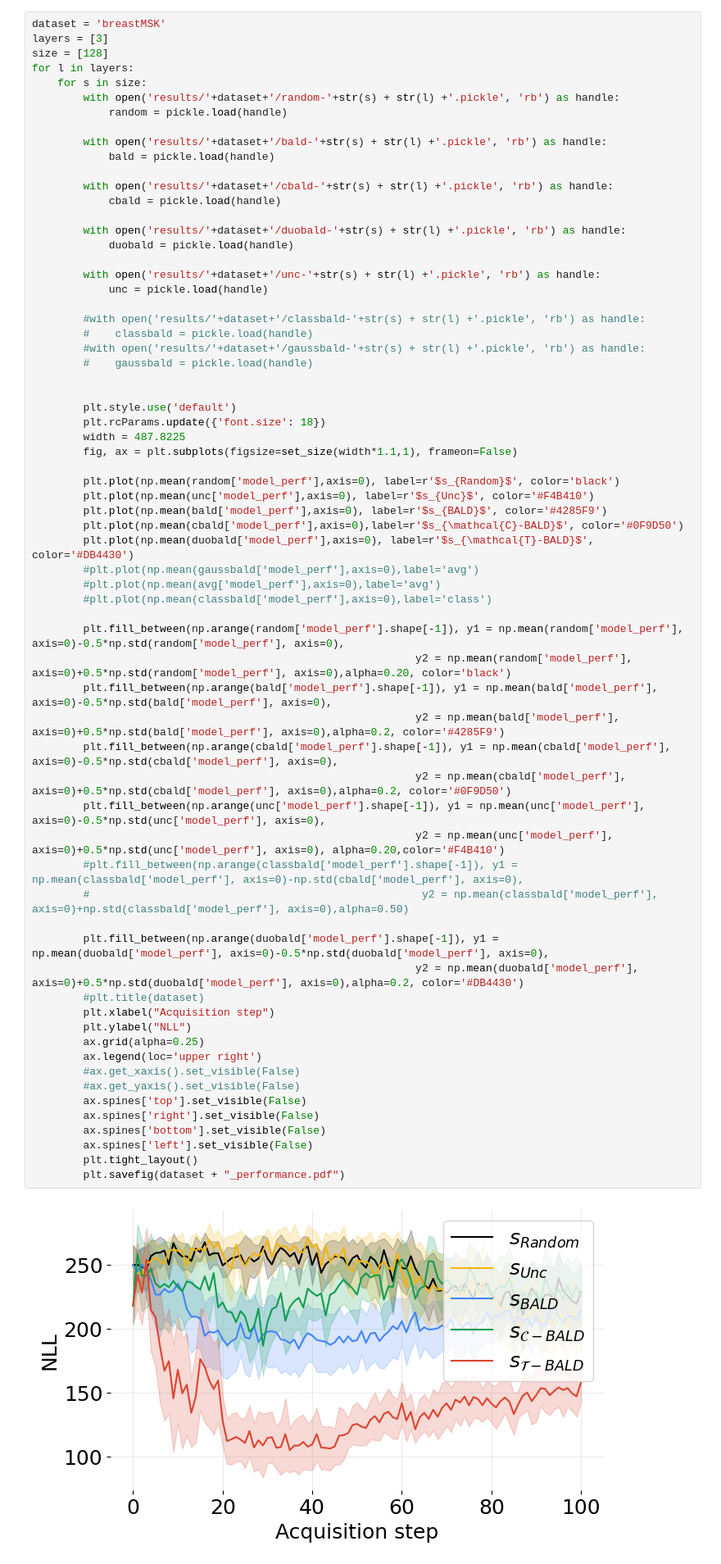
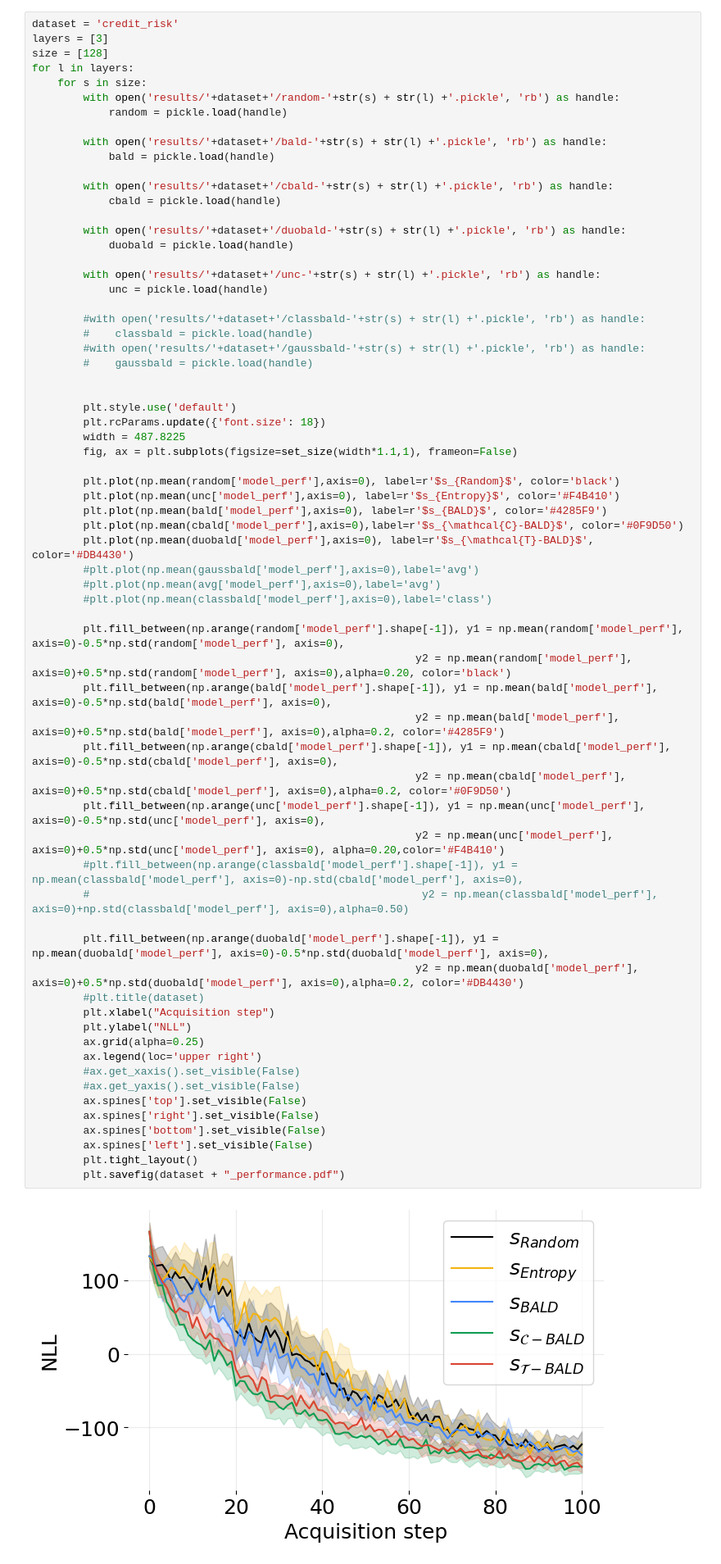
Before and after one commit to fbohu/Censored-Active-Learning, a Jupyter notebook: eval.ipynb, the cells around one changed output. Shown at 82% size. Saved outputs shown, nothing was run; the diff lists cells and outputs as text.

```diff
--- a/eval.ipynb
+++ b/eval.ipynb
@@ -418,7 +406,7 @@ plt.show()
 # %% [output]
 [figure]
 # %%
-dataset = 'breastMSK'
+dataset = 'credit_risk'
 layers = [3]
 size = [128]
 for l in layers:
@@ -450,7 +438,7 @@ for l in layers:
         fig, ax = plt.subplots(figsize=set_size(width*1.1,1), frameon=False)
 
         plt.plot(np.mean(random['model_perf'],axis=0), label=r'$s_{Random}$', color='black')
-        plt.plot(np.mean(unc['model_perf'],axis=0), label=r'$s_{Unc}$', color='#F4B410')
+        plt.plot(np.mean(unc['model_perf'],axis=0), label=r'$s_{Entropy}$', color='#F4B410')
         plt.plot(np.mean(bald['model_perf'],axis=0), label=r'$s_{BALD}$', color='#4285F9')
         plt.plot(np.mean(cbald['model_perf'],axis=0),label=r'$s_{\mathcal{C}-BALD}$', color='#0F9D50')
         plt.plot(np.mean(duobald['model_perf'],axis=0), label=r'$s_{\mathcal{T}-BALD}$', color='#DB4430')
@@ -458,34 +446,34 @@ for l in layers:
         #plt.plot(np.mean(avg['model_perf'],axis=0),label='avg')
         #plt.plot(np.mean(classbald['model_perf'],axis=0),label='class')
 
         plt.fill_between(np.arange(random['model_perf'].shape[-1]), y1 = np.mean(random['model_perf'], axis=0)-0.5*np.std(random['model_perf'], axis=0),
                                                             y2 = np.mean(random['model_perf'], axis=0)+0.5*np.std(random['model_perf'], axis=0),alpha=0.20, color='black')
         plt.fill_between(np.arange(bald['model_perf'].shape[-1]), y1 = np.mean(bald['model_perf'], axis=0)-0.5*np.std(bald['model_perf'], axis=0),
                                                             y2 = np.mean(bald['model_perf'], axis=0)+0.5*np.std(bald['model_perf'], axis=0),alpha=0.2, color='#4285F9')
         plt.fill_between(np.arange(cbald['model_perf'].shape[-1]), y1 = np.mean(cbald['model_perf'], axis=0)-0.5*np.std(cbald['model_perf'], axis=0),
                                                             y2 = np.mean(cbald['model_perf'], axis=0)+0.5*np.std(cbald['model_perf'], axis=0),alpha=0.2, color='#0F9D50')
         plt.fill_between(np.arange(unc['model_perf'].shape[-1]), y1 = np.mean(unc['model_perf'], axis=0)-0.5*np.std(unc['model_perf'], axis=0),
                                                             y2 = np.mean(unc['model_perf'], axis=0)+0.5*np.std(unc['model_perf'], axis=0), alpha=0.20,color='#F4B410')
         #plt.fill_between(np.arange(classbald['model_perf'].shape[-1]), y1 = np.mean(classbald['model_perf'], axis=0)-np.std(cbald['model_perf'], axis=0),
         #                                                    y2 = np.mean(classbald['model_perf'], axis=0)+np.std(classbald['model_perf'], axis=0),alpha=0.50)
 
         plt.fill_between(np.arange(duobald['model_perf'].shape[-1]), y1 = np.mean(duobald['model_perf'], axis=0)-0.5*np.std(duobald['model_perf'], axis=0),
                                                             y2 = np.mean(duobald['model_perf'], axis=0)+0.5*np.std(duobald['model_perf'], axis=0),alpha=0.2, color='#DB4430')
         #plt.title(dataset)
         plt.xlabel("Acquisition step")
         plt.ylabel("NLL")
         ax.grid(alpha=0.25)
         ax.legend(loc='upper right')
         #ax.get_xaxis().set_visible(False)
         #ax.get_yaxis().set_visible(False)
         ax.spines['top'].set_visible(False)
         ax.spines['right'].set_visible(False)
         ax.spines['bottom'].set_visible(False)
         ax.spines['left'].set_visible(False)
         plt.tight_layout()
         plt.savefig(dataset + "_performance.pdf")
 # %% [output]
-[figure, old version]
+[figure, new version]
 # %%
 #dataset = 'IHC4'
 layers = [3]
```
Also changed, not shown: parts of 6 cells of this notebook, 1 other file.
